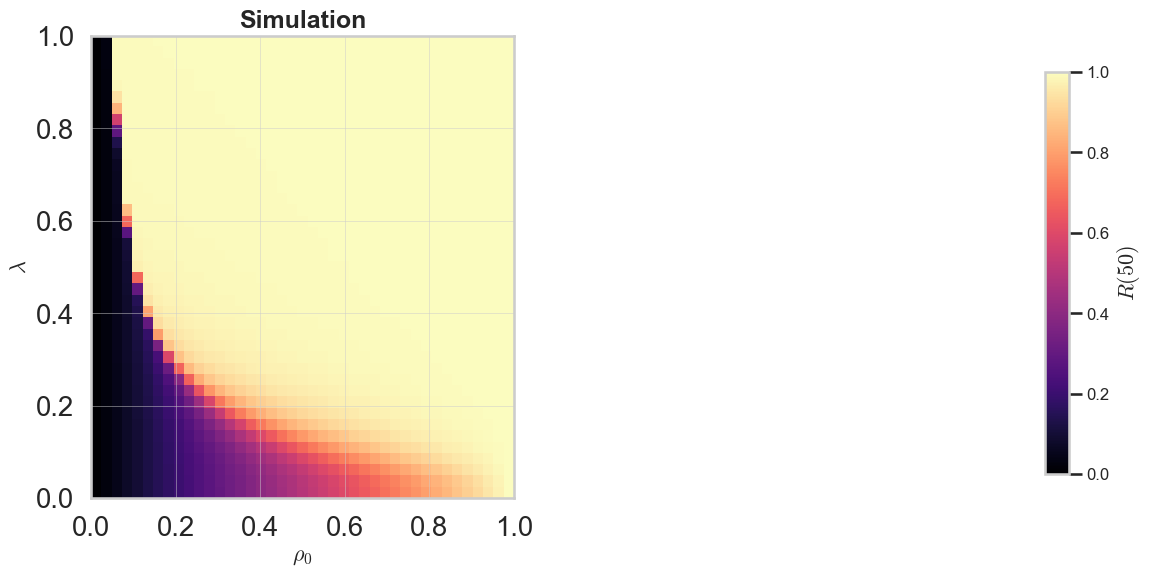
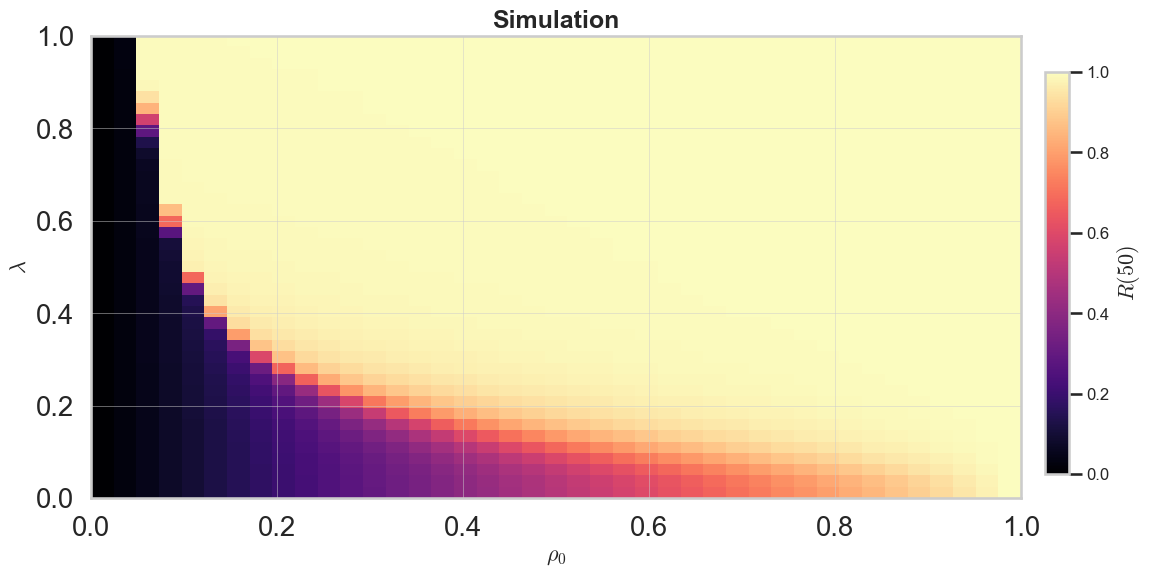
The change to this notebook cell's code, shown as a diff; its figure went from the first image to the second:
--- before
+++ after
@@ -4,6 +4,6 @@
 
 # 図の準備
-fig = plt.figure(figsize=(12, 6))
-gs = GridSpec(1, 2, width_ratios=[1, 1], figure=fig)
+fig = plt.figure(figsize=(8, 8))
+gs = GridSpec(1, 1, width_ratios=[1], figure=fig)
 
 # カラーマップの範囲を統一

Commit: WIP: fix writing-metadata